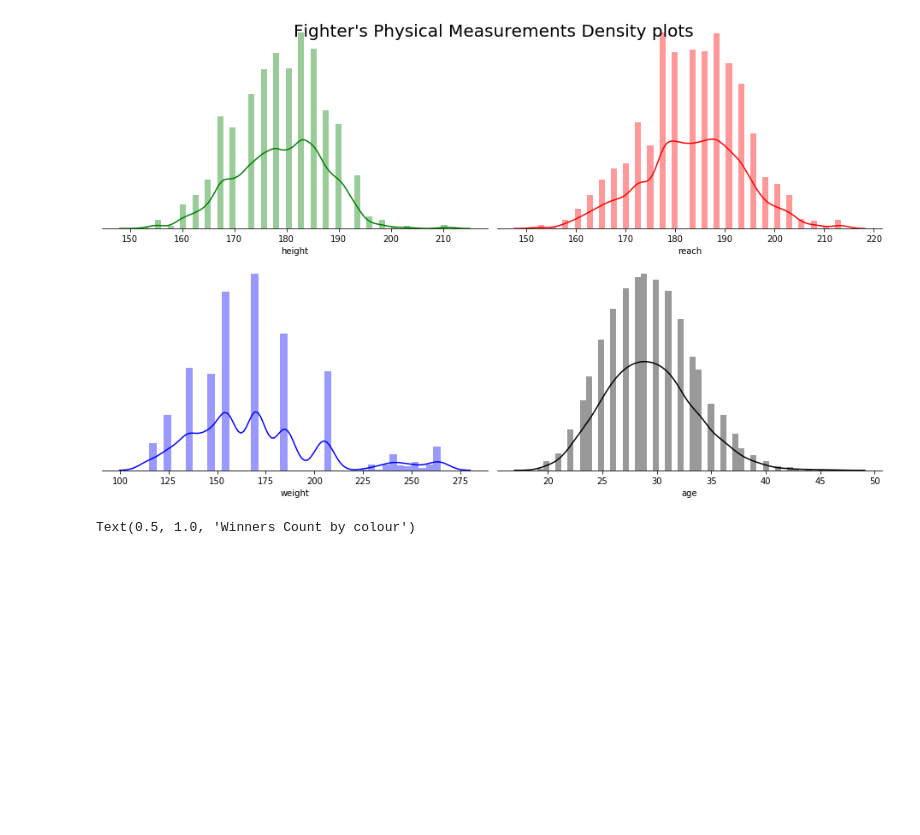
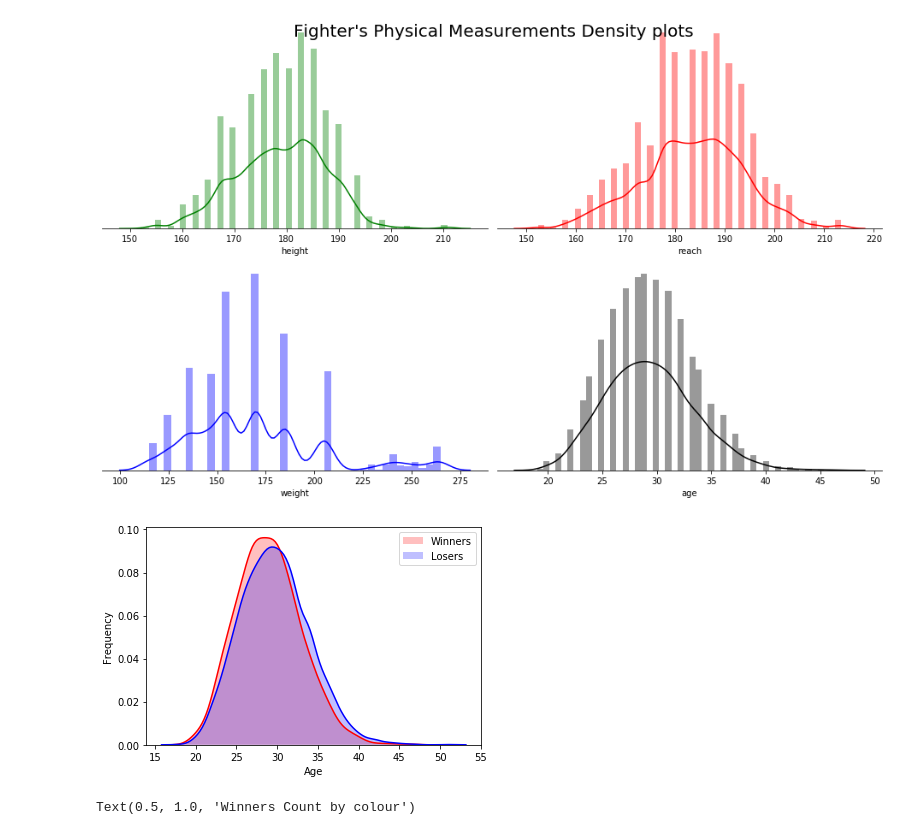
Before and after one commit to rezan21/UFC-Prediction, a Jupyter notebook: Visualisation.ipynb, the cells around one changed output. Drawn from its saved outputs; the diff is of its cells as text; code cells hidden in the pictures; blank space fills up the shorter version.

Commit message:
updated Visualisations

```diff
--- a/Visualisation.ipynb
+++ b/Visualisation.ipynb
@@ -150,6 +150,24 @@ plt.setp(axes, yticks=[]) # y-ticks range disabled
 plt.tight_layout() #auto-adjusts subplots to the figure area
 # %% [output]
 [figure]
+# %%
+# Explore Age distibution
+winners_age_combinded = pd.concat([ufc_final["B_age"][(ufc_final["Winner"] == 1) ], # age of blue winners
+                                   ufc_final["R_age"][(ufc_final["Winner"] == 0) ] # age of red winners
+                                  ]).reset_index(drop=True)
+
+losers_age_combinded = pd.concat([ufc_final["B_age"][(ufc_final["Winner"] == 0) ], # when winner was 0(red), what's the age of loser (b_age)
+                                   ufc_final["R_age"][(ufc_final["Winner"] == 1) ] # same logic as above. age of red loser
+                                  ]).reset_index(drop=True)
+g = sns.kdeplot(winners_age_combinded, color="Red", shade = True)
+g = sns.kdeplot(losers_age_combinded, color="Blue", shade = True, ax=g)
+
+
+g.set_xlabel("Age")
+g.set_ylabel("Frequency")
+g = g.legend(["Winners","Losers"])
+# %% [output]
+[figure, added]
 # %%
 plt.figure(figsize=(15,6))
 ufc_final["year"] = ufc_final["date"].str.split("-", expand=True)[0]
```
